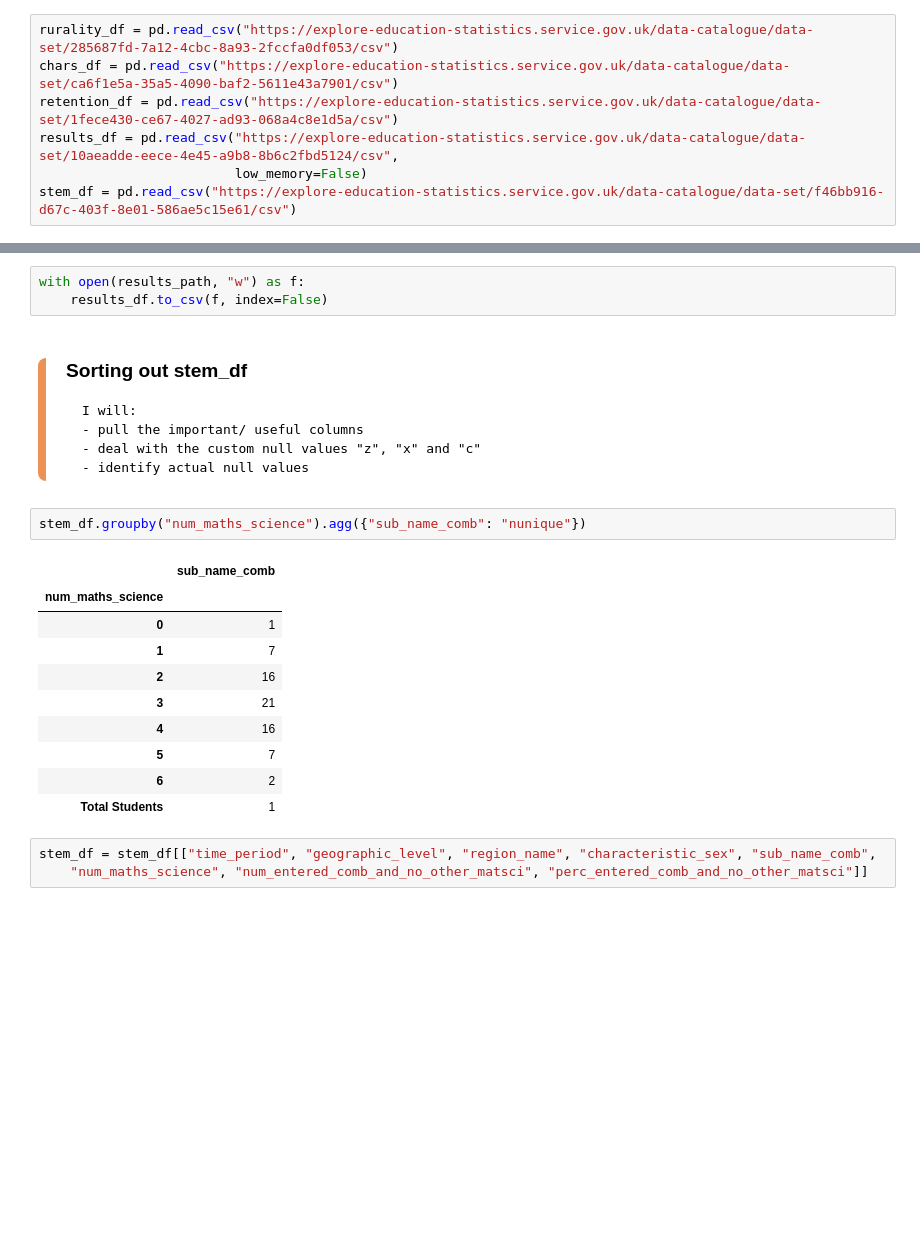
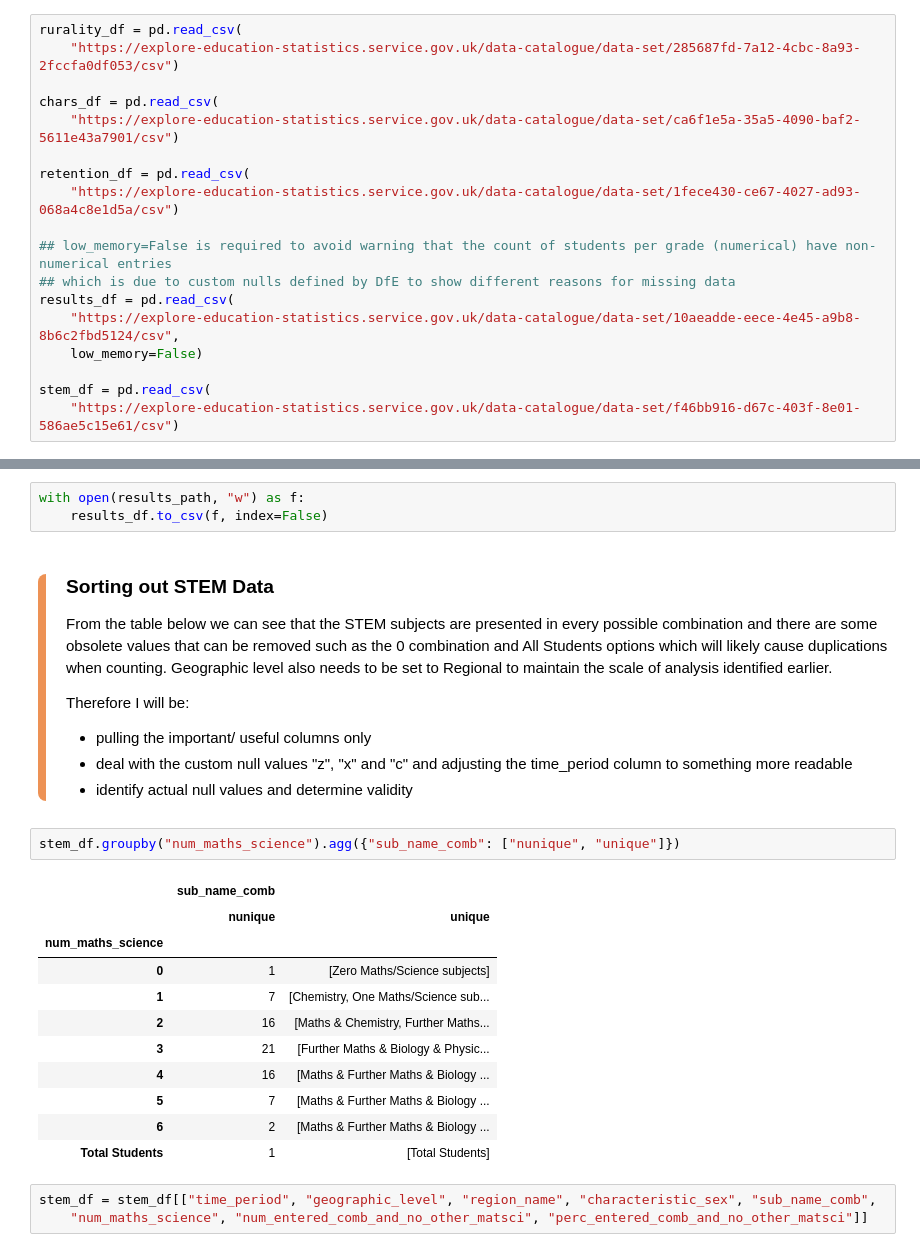
Before and after one commit to LSE-ME204/me204-2025-project-tkar9901, a Jupyter notebook: notebooks/NB01_Data_Collection.ipynb, the cells around one changed output, grey strips where cells are left out. Drawn from its saved outputs; the diff is of its cells as text; blank space fills up the shorter version.

```diff
--- a/notebooks/NB01_Data_Collection.ipynb
+++ b/notebooks/NB01_Data_Collection.ipynb
@@ -29,10 +54,21 @@ stem_path = os.path.abspath(os.path.join("NBO1_Data_Collection.ipynb/"+"../.."+"
 # %%
-rurality_df = pd.read_csv("https://explore-education-statistics.service.gov.uk/data-catalogue/data-set/285687fd-7a12-4cbc-8a93-2fccfa0df053/csv")
-chars_df = pd.read_csv("https://explore-education-statistics.service.gov.uk/data-catalogue/data-set/ca6f1e5a-35a5-4090-baf2-5611e43a7901/csv")
-retention_df = pd.read_csv("https://explore-education-statistics.service.gov.uk/data-catalogue/data-set/1fece430-ce67-4027-ad93-068a4c8e1d5a/csv")
-results_df = pd.read_csv("https://explore-education-statistics.service.gov.uk/data-catalogue/data-set/10aeadde-eece-4e45-a9b8-8b6c2fbd5124/csv",
-                         low_memory=False)
-stem_df = pd.read_csv("https://explore-education-statistics.service.gov.uk/data-catalogue/data-set/f46bb916-d67c-403f-8e01-586ae5c15e61/csv")
+rurality_df = pd.read_csv(
+    "https://explore-education-statistics.service.gov.uk/data-catalogue/data-set/285687fd-7a12-4cbc-8a93-2fccfa0df053/csv")
+
+chars_df = pd.read_csv(
+    "https://explore-education-statistics.service.gov.uk/data-catalogue/data-set/ca6f1e5a-35a5-4090-baf2-5611e43a7901/csv")
+
+retention_df = pd.read_csv(
+    "https://explore-education-statistics.service.gov.uk/data-catalogue/data-set/1fece430-ce67-4027-ad93-068a4c8e1d5a/csv")
+
+## low_memory=False is required to avoid warning that the count of students per grade (numerical) have non-numerical entries
+## which is due to custom nulls defined by DfE to show different reasons for missing data
+results_df = pd.read_csv(
+    "https://explore-education-statistics.service.gov.uk/data-catalogue/data-set/10aeadde-eece-4e45-a9b8-8b6c2fbd5124/csv",
+    low_memory=False)
+
+stem_df = pd.read_csv(
+    "https://explore-education-statistics.service.gov.uk/data-catalogue/data-set/f46bb916-d67c-403f-8e01-586ae5c15e61/csv")
 # %% [markdown]
 <div style="padding: 0px 0px 0px 20px; border-left: 8px solid #ED9255; border-radius: 8px">
 <h3>
@@ -317,29 +451,32 @@ with open(results_path, "w") as f:
 # %% [markdown]
 <div style="padding: 0px 0px 0px 20px; border-left: 8px solid #ED9255; border-radius: 8px">
 <h3>
-    Sorting out stem_df
+    Sorting out STEM Data
 
 </h3>
 
-    I will:
-    - pull the important/ useful columns
-    - deal with the custom null values "z", "x" and "c"
-    - identify actual null values
+From the table below we can see that the STEM subjects are presented in every possible combination and there are some obsolete values that can be removed such as the 0 combination and All Students options which will likely cause duplications when counting. Geographic level also needs to be set to Regional to maintain the scale of analysis identified earlier.
+
+Therefore I will be:
+- pulling the important/ useful columns only
+- deal with the custom null values "z", "x" and "c" and adjusting the time_period column to something more readable
+- identify actual null values and determine validity
 
 </div>
 # %%
-stem_df.groupby("num_maths_science").agg({"sub_name_comb": "nunique"})
+stem_df.groupby("num_maths_science").agg({"sub_name_comb": ["nunique", "unique"]})
 # %% [output]
-|  | sub_name_comb |
-| num_maths_science |  |
-| 0 | 1 |
-| 1 | 7 |
-| 2 | 16 |
-| 3 | 21 |
-| 4 | 16 |
-| 5 | 7 |
-| 6 | 2 |
-| Total Students | 1 |
+|  | sub_name_comb |  |
+|  | nunique | unique |
+| num_maths_science |  |  |
+| 0 | 1 | [Zero Maths/Science subjects] |
+| 1 | 7 | [Chemistry, One Maths/Science sub... |
+| 2 | 16 | [Maths & Chemistry, Further Maths... |
+| 3 | 21 | [Further Maths & Biology & Physic... |
+| 4 | 16 | [Maths & Further Maths & Biology ... |
+| 5 | 7 | [Maths & Further Maths & Biology ... |
+| 6 | 2 | [Maths & Further Maths & Biology ... |
+| Total Students | 1 | [Total Students] |
 # %%
 stem_df = stem_df[["time_period", "geographic_level", "region_name", "characteristic_sex", "sub_name_comb",
     "num_maths_science", "num_entered_comb_and_no_other_matsci", "perc_entered_comb_and_no_other_matsci"]]
```
Also changed, not shown: parts of 23 cells of this notebook, 4 other files.
